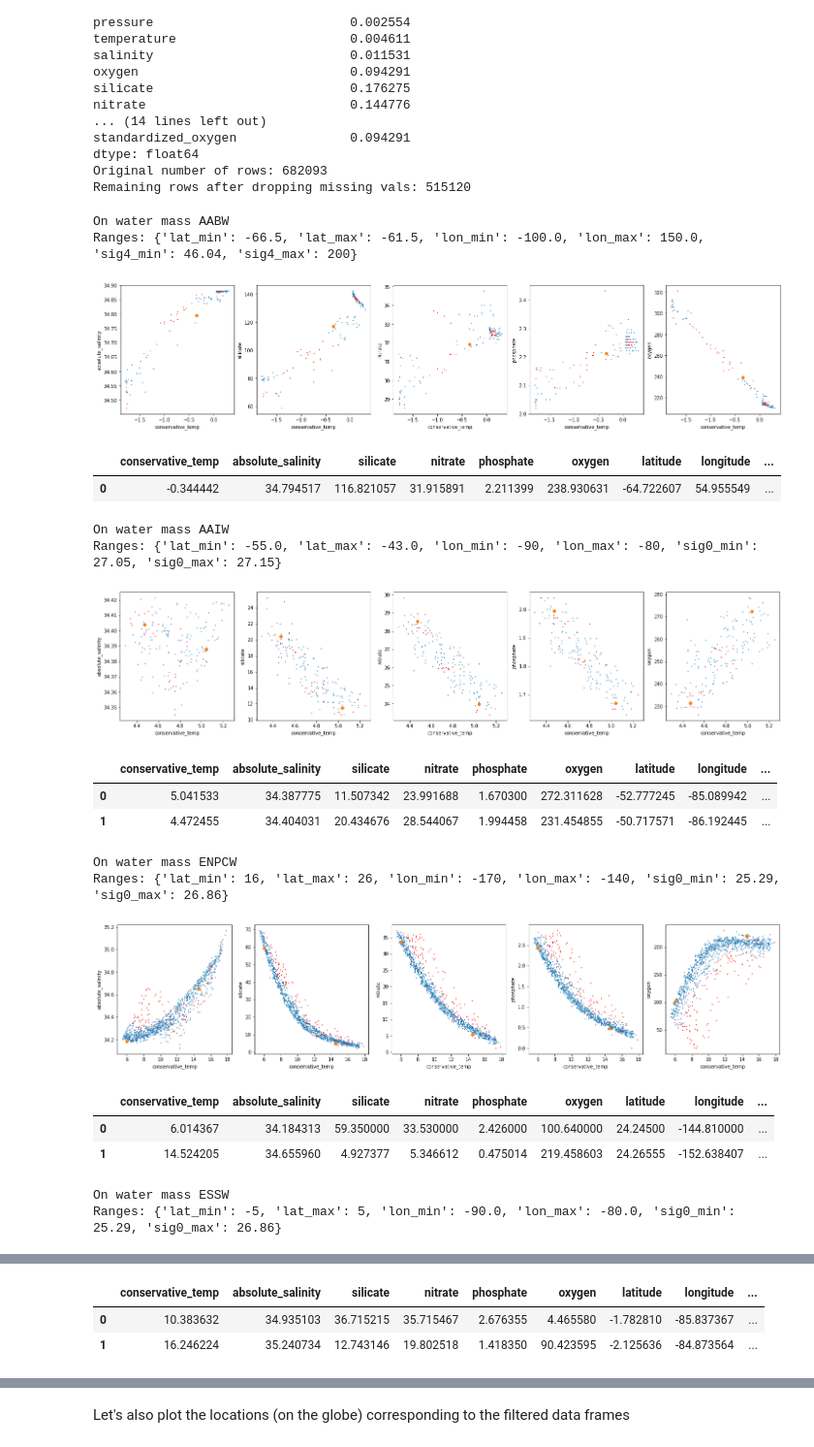
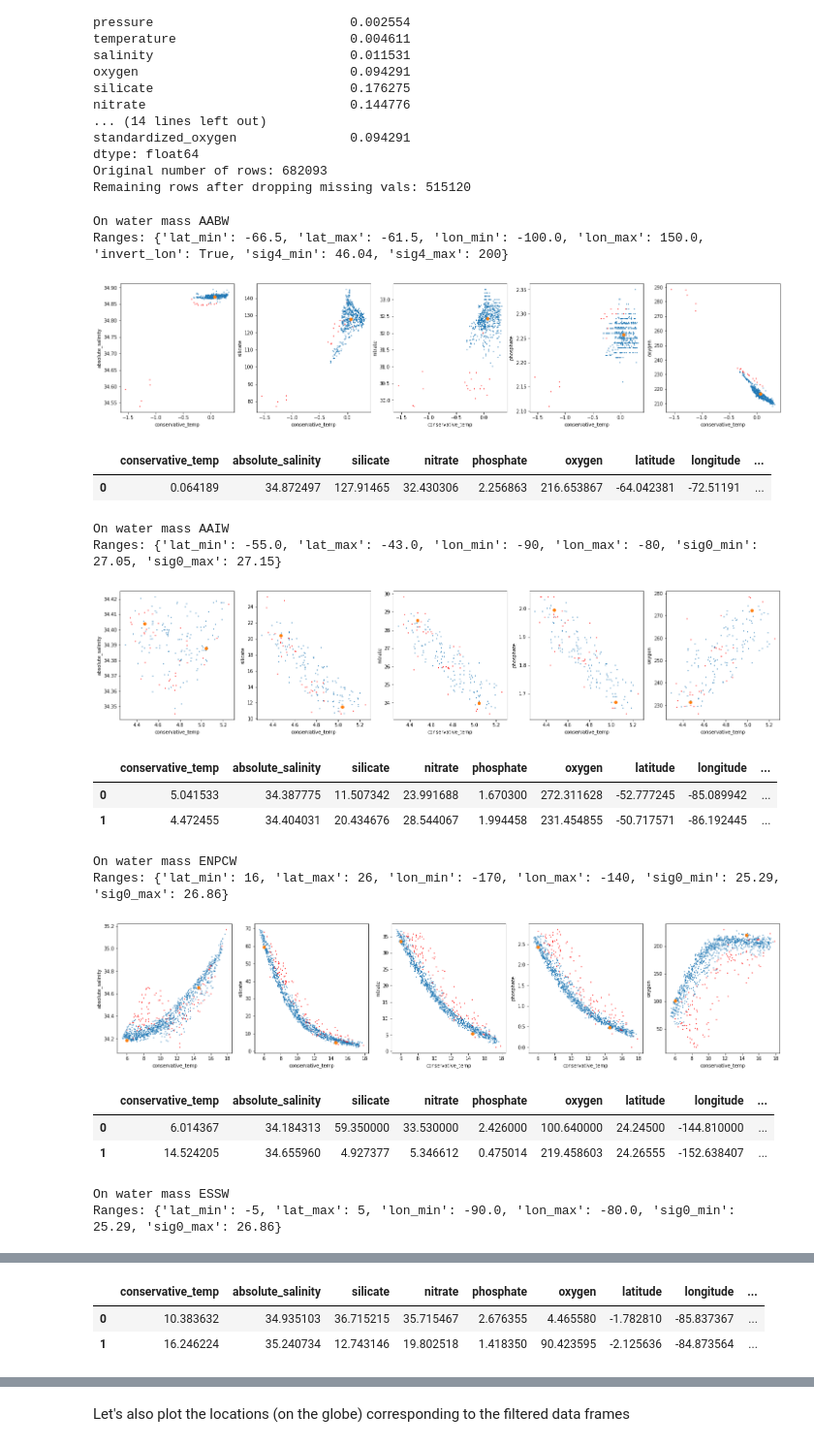
Before and after one commit to nitrogenlab/GP15_watermassanalysis, a Jupyter notebook: GP15_Defining_Watermass_Subtypes.ipynb, the cells around one changed output, grey strips where cells are left out. Shown at 97% size. Drawn from its saved outputs; the diff is of its cells as text; code cells hidden in the pictures.

Commit message:
Made it possible to invert longitude specification

```diff
--- a/GP15_Defining_Watermass_Subtypes.ipynb
+++ b/GP15_Defining_Watermass_Subtypes.ipynb
@@ -261,10 +261,12 @@ filter_conditions = {
              "num_archetypes":1},
     "LCDW": {"lat_min":-66.5, "lat_max":-61.5,
              "lon_min":-100.0, "lon_max":150.0,
+             "invert_lon":True,
              "sig0_min":27.79, "sig0_max":27.83,
              "num_archetypes":2},
     "AABW": {"lat_min":-66.5, "lat_max":-61.5,
              "lon_min":-100.0, "lon_max":150.0,
+             "invert_lon":True,
              "sig4_min":46.04, "sig4_max":200,
              "num_archetypes":1},
     "PDW": {"lat_min":39.0, "lat_max":51.0,
@@ -309,48 +311,50 @@ filter_conditions = {
 }
 
 def filter_rows(df, lat_min, lat_max, lon_min, lon_max,
+                invert_lon=False,
                 sig0_min=0, sig0_max=np.inf,
                 sig2_min=0, sig2_max=np.inf,
                 sig4_min=0, sig4_max=np.inf,
                 ox_min=0, ox_max=np.inf):
   return df[(df["latitude"] >= lat_min) &
             (df["latitude"] <= lat_max) &
-            (df["longitude"] >= lon_min) &
-            (df["longitude"] <= lon_max) &
+            (((df["longitude"] >= lon_min) &
+              (df["longitude"] <= lon_max))
+              ==(False if invert_lon else True)) &
             (df["sigma0"] >= sig0_min) &
             (df["sigma0"] <= sig0_max) &
             (df["sigma2"] >= sig2_min) &
             (df["sigma2"] <= sig2_max) &
             (df["sigma4"] >= sig4_min) &
             (df["sigma4"] <= sig4_max) &
             (df["oxygen"] >= ox_min) &
             (df["oxygen"] <= ox_max)
             ]
 
 watermass_to_archetypes = {}
 
 for watermass in sorted(filter_conditions.keys()):
   print("On water mass", watermass)
   num_archetypes = filter_conditions[watermass]['num_archetypes']
   del filter_conditions[watermass]['num_archetypes']
   print("Ranges:", filter_conditions[watermass])
   watermass_rows = filter_rows(df=df, **filter_conditions[watermass])
   watermass_archetypes = run_archetype_analysis(
       df=watermass_rows,
       num_endmembers=num_archetypes)
   watermass_archetypes["watermass_name"] = [watermass+"_"+str(i)
                                             for i in range(num_archetypes)]
   watermass_to_archetypes[watermass] = watermass_archetypes
   display(watermass_archetypes)
 
 full_watermass_df = pandas.concat([watermass_to_archetypes[watermass]
                           for watermass in sorted(watermass_to_archetypes.keys())])
 # %% [output]
 On water mass AABW
-Ranges: {'lat_min': -66.5, 'lat_max': -61.5, 'lon_min': -100.0, 'lon_max': 150.0, 'sig4_min': 46.04, 'sig4_max': 200}
+Ranges: {'lat_min': -66.5, 'lat_max': -61.5, 'lon_min': -100.0, 'lon_max': 150.0, 'invert_lon': True, 'sig4_min': 46.04, 'sig4_max': 200}
-[figure, old version]
+[figure, new version]
 |  | conservative_temp | absolute_salinity | silicate | nitrate | phosphate | oxygen | latitude | longitude | ... |
-| 0 | -0.344442 | 34.794517 | 116.821057 | 31.915891 | 2.211399 | 238.930631 | -64.722607 | 54.955549 | ... |
+| 0 | 0.064189 | 34.872497 | 127.91465 | 32.430306 | 2.256863 | 216.653867 | -64.042381 | -72.51191 | ... |
 On water mass AAIW
 Ranges: {'lat_min': -55.0, 'lat_max': -43.0, 'lon_min': -90, 'lon_max': -80, 'sig0_min': 27.05, 'sig0_max': 27.15}
 [figure]
```
Also changed, not shown: parts of 2 cells of this notebook.
